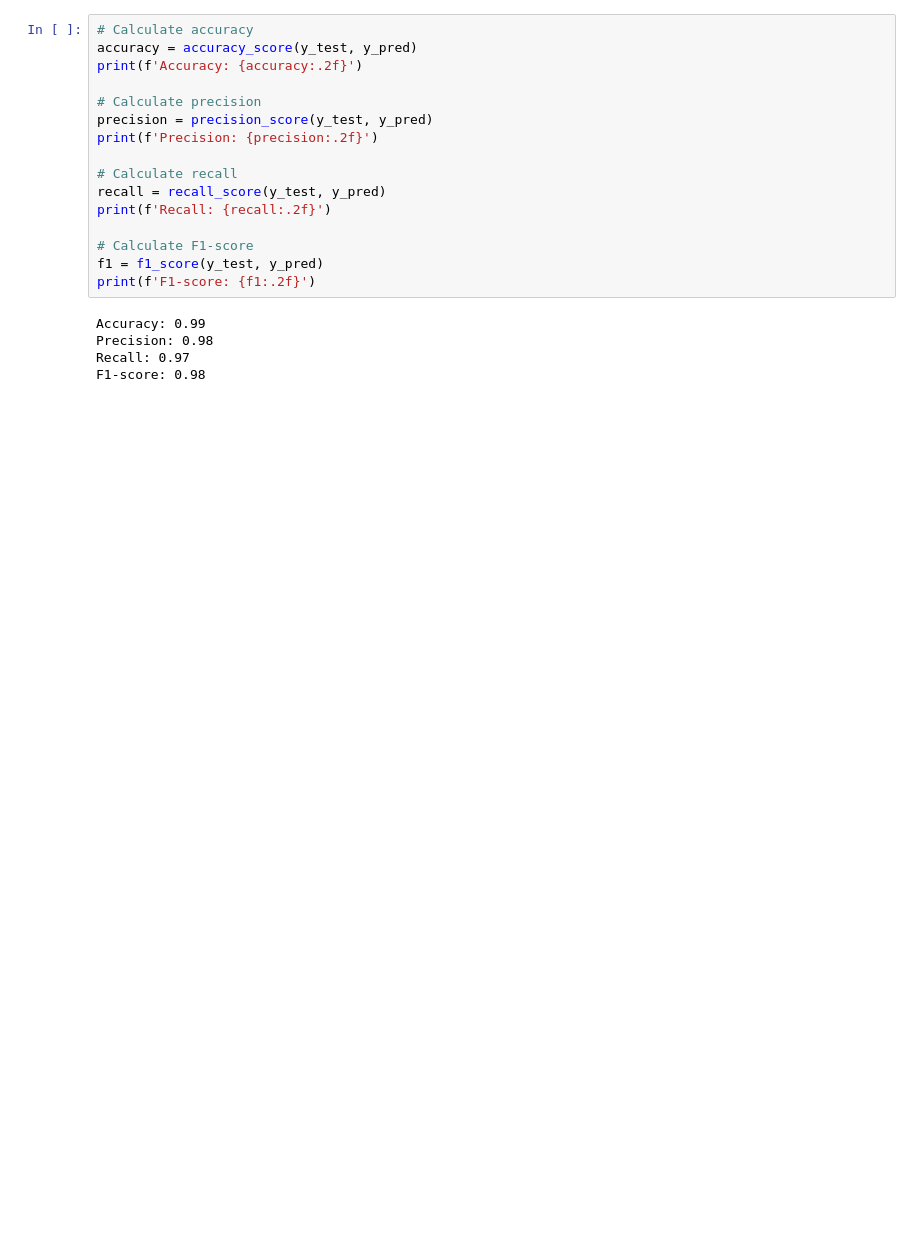
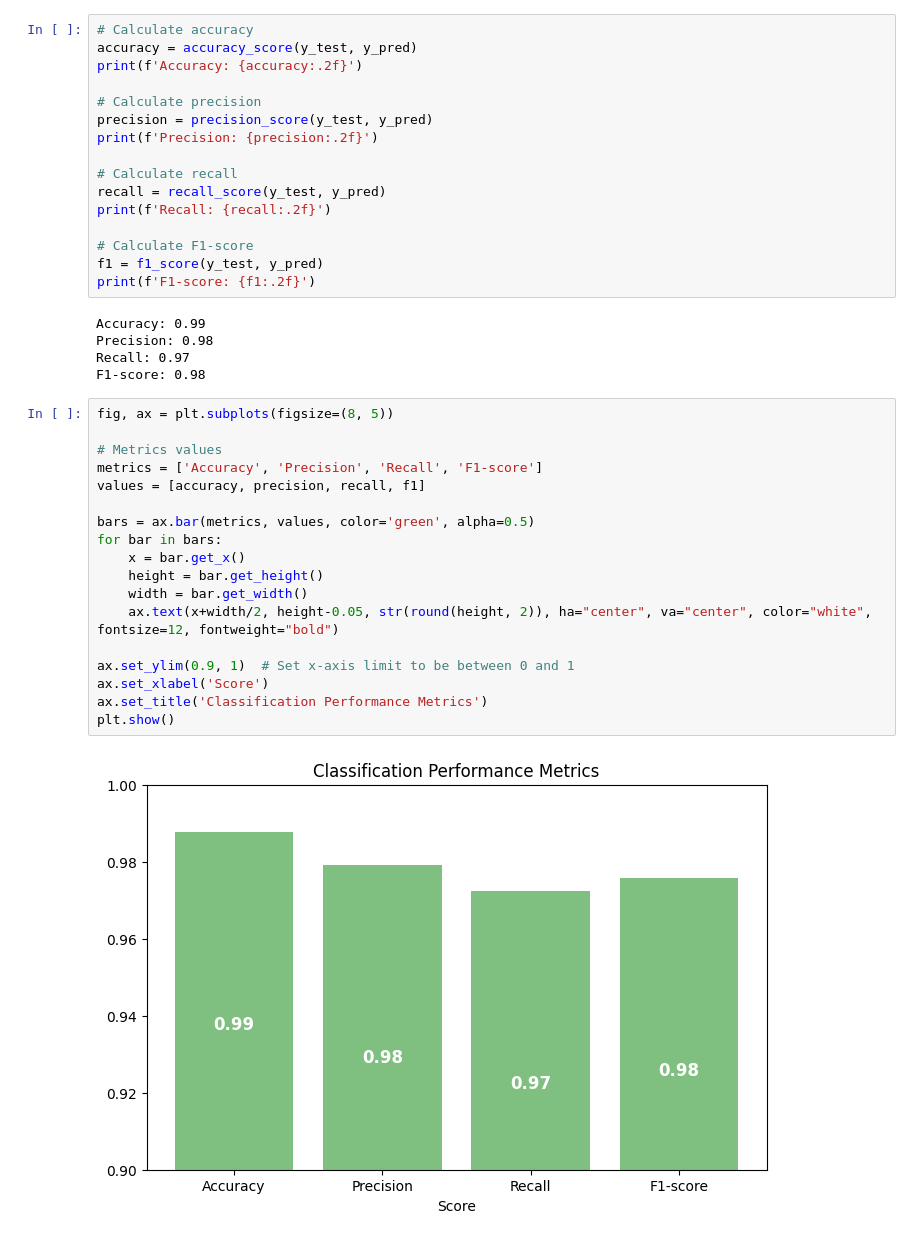
Before and after one commit to mirko-leccese/The-Machine-Learning-Project, a Jupyter notebook: classification/naive-bayes.ipynb, the cells around one changed output. Saved outputs shown, nothing was run; the diff lists cells and outputs as text; blank space fills up the shorter version.

```diff
--- a/classification/naive-bayes.ipynb
+++ b/classification/naive-bayes.ipynb
@@ -295,3 +373,23 @@ Accuracy: 0.99
 Precision: 0.98
 Recall: 0.97
 F1-score: 0.98
+# %%
+fig, ax = plt.subplots(figsize=(8, 5))
+
+# Metrics values
+metrics = ['Accuracy', 'Precision', 'Recall', 'F1-score']
+values = [accuracy, precision, recall, f1]
+
+bars = ax.bar(metrics, values, color='green', alpha=0.5)
+for bar in bars:
+    x = bar.get_x()
+    height = bar.get_height()
+    width = bar.get_width()
+    ax.text(x+width/2, height-0.05, str(round(height, 2)), ha="center", va="center", color="white", fontsize=12, fontweight="bold")
+
+ax.set_ylim(0.9, 1)  # Set x-axis limit to be between 0 and 1
+ax.set_xlabel('Score')
+ax.set_title('Classification Performance Metrics')
+plt.show()
+# %% [output]
+[figure, added]
```
Also changed, not shown: parts of 36 cells of this notebook.
